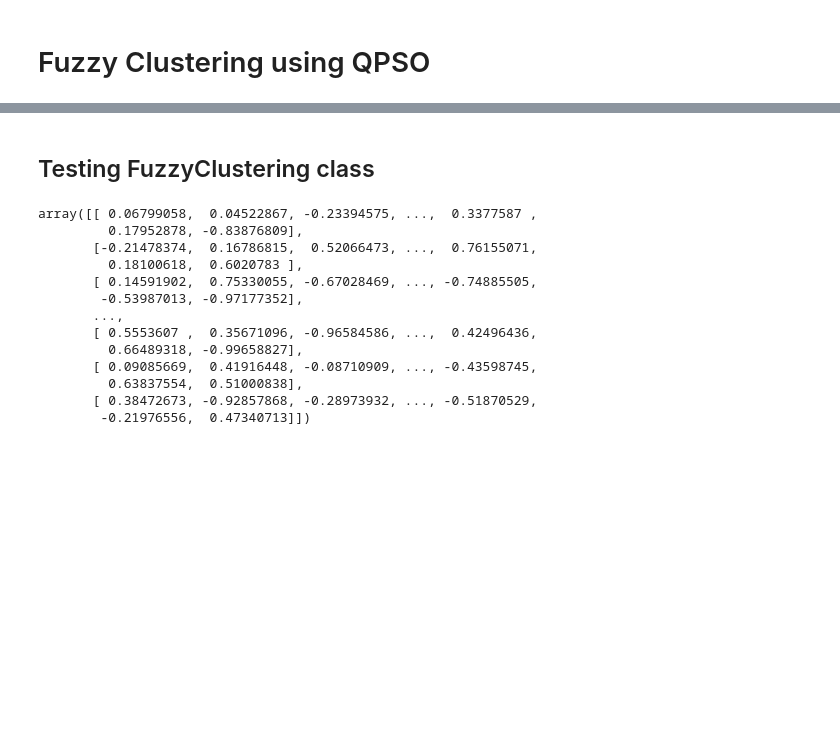
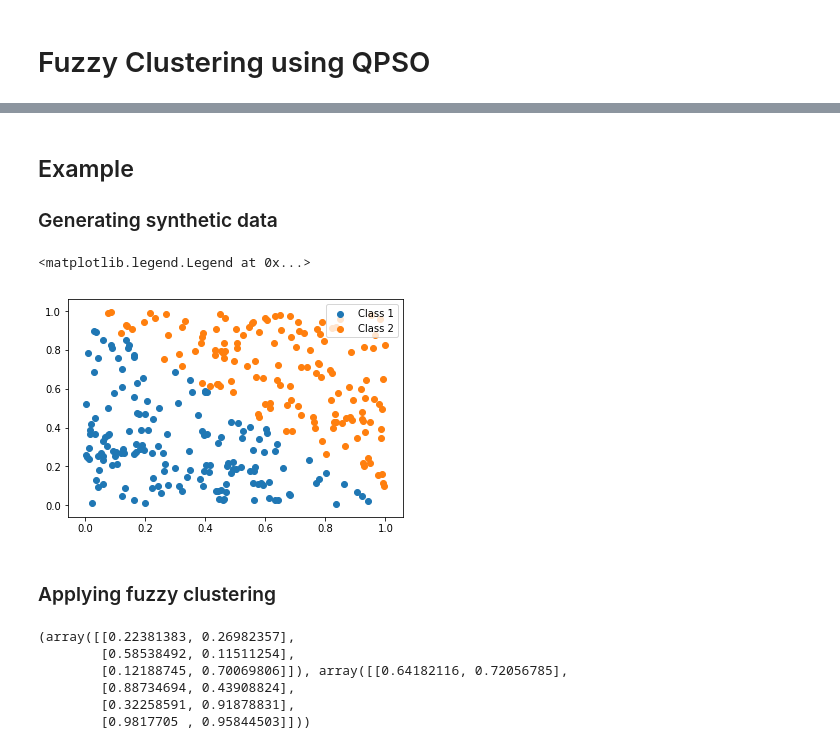
Before and after one commit to Donkeybobo/fuzzyclustering, a Jupyter notebook: analysis.ipynb, the cells around one changed output, grey strips where cells are left out. Drawn from its saved outputs; the diff is of its cells as text; code cells hidden in the pictures; blank space fills up the shorter version.

Commit message:
Minshen/test and example (#4)
* generated synthetic data

* FuzzyClustering class tested using synthetic data

* QPSO working

* tested on synthetic data and the code seems working fine

```diff
--- a/analysis.ipynb
+++ b/analysis.ipynb
@@ -19,22 +12,0 @@ q = ExtractRulesQPSO(20, 100, 10)
-# %% [markdown]
-## Testing FuzzyClustering class
-# %%
-data = np.array(np.random.rand(100,20))
-
-fc = FuzzyClustering(data)
-
-fc.data
-# %% [output]
-array([[ 0.06799058,  0.04522867, -0.23394575, ...,  0.3377587 ,
-         0.17952878, -0.83876809],
-       [-0.21478374,  0.16786815,  0.52066473, ...,  0.76155071,
-         0.18100618,  0.6020783 ],
-       [ 0.14591902,  0.75330055, -0.67028469, ..., -0.74885505,
-        -0.53987013, -0.97177352],
-       ...,
-       [ 0.5553607 ,  0.35671096, -0.96584586, ...,  0.42496436,
-         0.66489318, -0.99658827],
-       [ 0.09085669,  0.41916448, -0.08710909, ..., -0.43598745,
-         0.63837554,  0.51000838],
-       [ 0.38472673, -0.92857868, -0.28973932, ..., -0.51870529,
-        -0.21976556,  0.47340713]])
@@ -42,0 +13,30 @@ a = 2
+# %% [markdown]
+## Example
+
+### Generating synthetic data
+# %%
+random_numbers = np.random.rand(1000)
+N = 300  ## number of data points
+tmp_c1 = []
+tmp_c2 = []
+
+for i in range(N):
+    v_tmp = np.random.rand(2)
+
+    if (v_tmp[0] + v_tmp[1] <= 1):
+        tmp_c1.append(v_tmp)
+    else:
+        tmp_c2.append(v_tmp)
+
+## Synthetic data for two classes
+data_c1 = np.array(tmp_c1)
+data_c2 = np.array(tmp_c2)
+
+plt.scatter(data_c1[:,0], data_c1[:,1], label = 'Class 1')
+plt.scatter(data_c2[:,0], data_c2[:,1], label = 'Class 2')
+plt.legend()
+# %% [output]
+<matplotlib.legend.Legend at 0x...>
+[figure, added]
+# %% [markdown]
+### Applying fuzzy clustering
@@ -42,0 +52,9 @@ a = 2
+# %%
+centers_c1, centers_c2
+# %% [output]
+(array([[0.22381383, 0.26982357],
+        [0.58538492, 0.11511254],
+        [0.12188745, 0.70069806]]), array([[0.64182116, 0.72056785],
+        [0.88734694, 0.43908824],
+        [0.32258591, 0.91878831],
+        [0.9817705 , 0.95844503]]))
```
Also changed, not shown: parts of 21 cells of this notebook, 2 other files.
